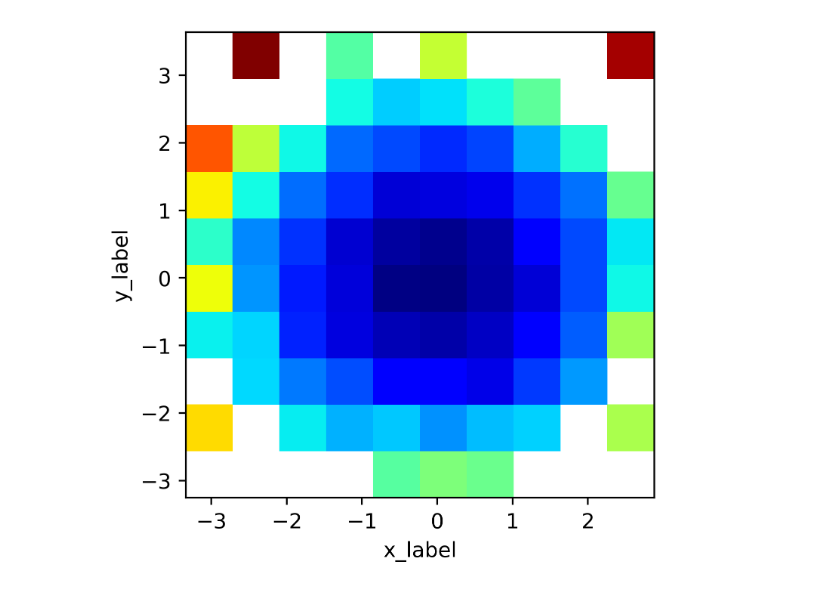
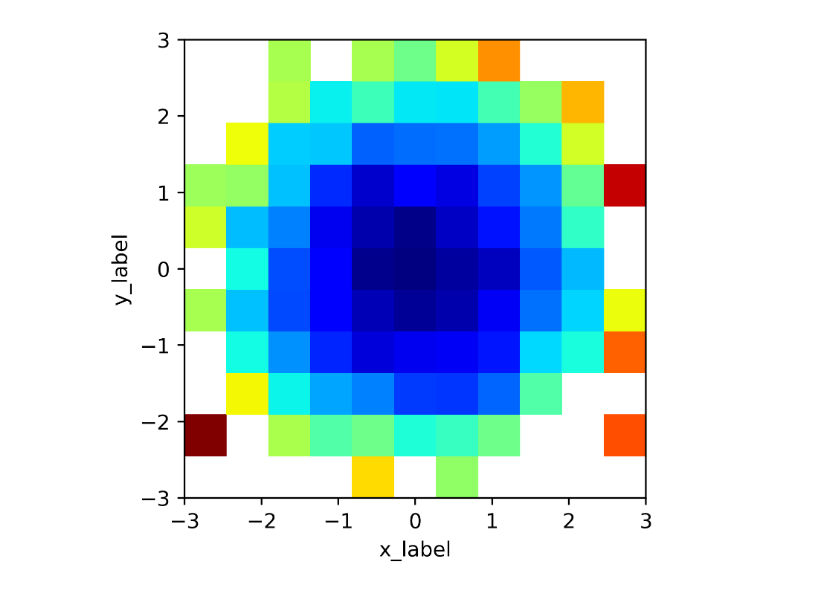
Before and after one commit to astro-jingtao/astro_statistics_assistant, a Jupyter notebook: example/heatmap_plot.ipynb, the cells around one changed output. Saved outputs shown, nothing was run; the diff lists cells and outputs as text; code cells hidden in the pictures.

Commit message:
notes for plot_heatmap

```diff
--- a/example/heatmap_plot.ipynb
+++ b/example/heatmap_plot.ipynb
@@ -15,8 +15,9 @@ dataset = Dataset(data, ['x', 'y', 'z'], ['x_label', 'y_label', 'z_label'])
 # %%
 dataset.heatmap('x',
                 'y',
-                bins=10,
+                bins=11,
+                range=[[-3, 3], [-3, 3]],
                 z_name='z',
                 pcolor_kwargs={'cmap': 'jet'})
 # %% [output]
-[figure, old version]
+[figure, new version]
```
Also changed, not shown: 1 other file.
